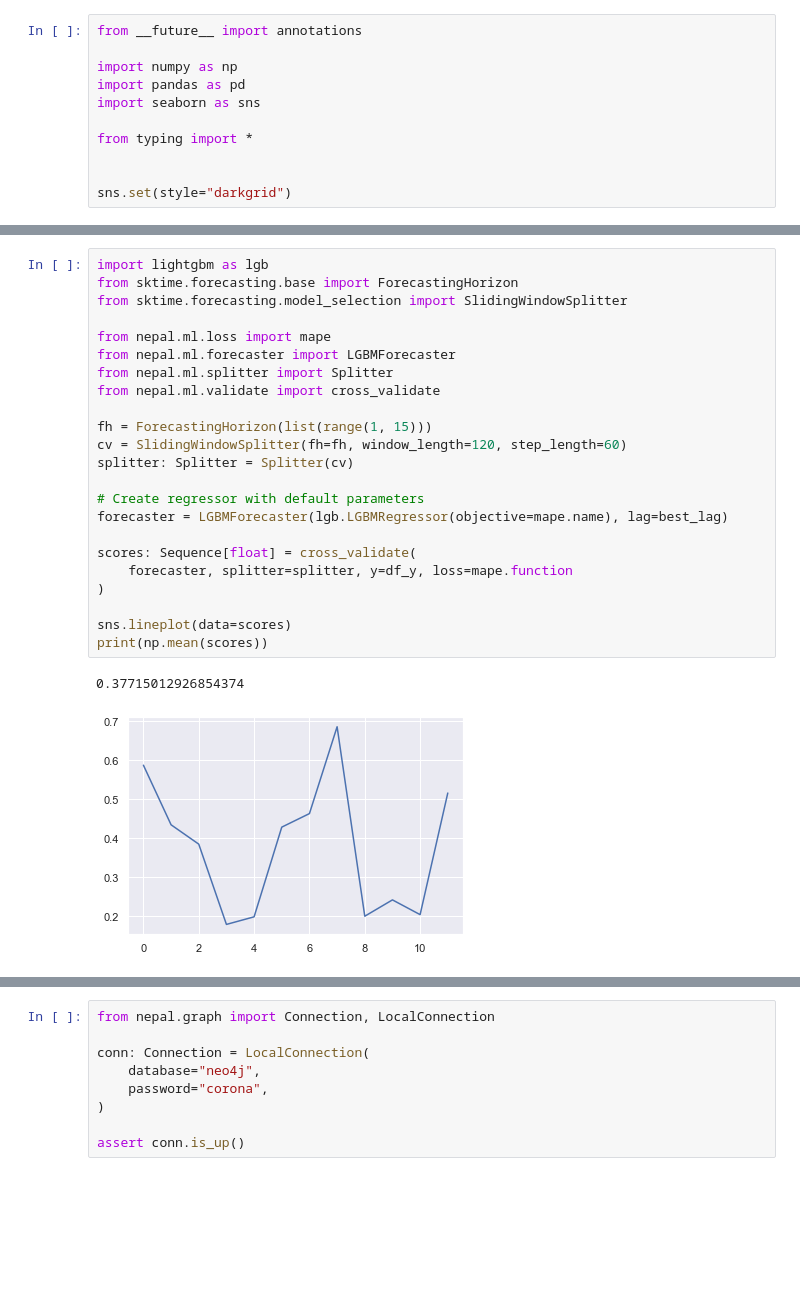
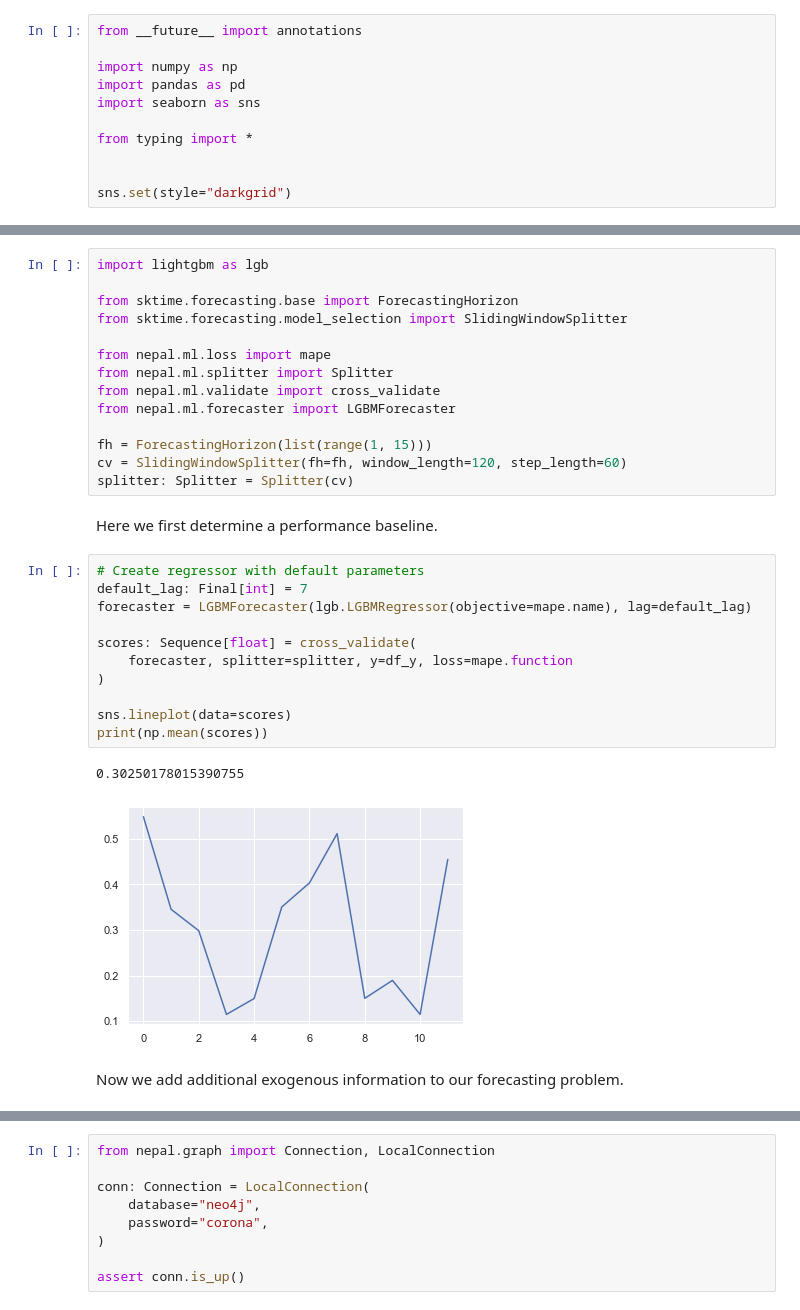
Before and after one commit to vlieven/G0Z39a, a Jupyter notebook: notebooks/test_forecasting.ipynb, the cells around one changed output, grey strips where cells are left out. Saved outputs shown, nothing was run; the diff lists cells and outputs as text; blank space fills up the shorter version.

```diff
--- a/notebooks/test_forecasting.ipynb
+++ b/notebooks/test_forecasting.ipynb
@@ -41,28 +40,34 @@ best_lag: int = 17
 # %%
 import lightgbm as lgb
+
 from sktime.forecasting.base import ForecastingHorizon
 from sktime.forecasting.model_selection import SlidingWindowSplitter
 
 from nepal.ml.loss import mape
-from nepal.ml.forecaster import LGBMForecaster
 from nepal.ml.splitter import Splitter
 from nepal.ml.validate import cross_validate
+from nepal.ml.forecaster import LGBMForecaster
 
 fh = ForecastingHorizon(list(range(1, 15)))
 cv = SlidingWindowSplitter(fh=fh, window_length=120, step_length=60)
 splitter: Splitter = Splitter(cv)
-
-# Create regressor with default parameters
-forecaster = LGBMForecaster(lgb.LGBMRegressor(objective=mape.name), lag=best_lag)
-
-scores: Sequence[float] = cross_validate(
-    forecaster, splitter=splitter, y=df_y, loss=mape.function
-)
-
-sns.lineplot(data=scores)
-print(np.mean(scores))
-# %% [output]
-0.37715012926854374
-[figure, removed]
+# %% [markdown]
+Here we first determine a performance baseline.
+# %%
+# Create regressor with default parameters
+default_lag: Final[int] = 7
+forecaster = LGBMForecaster(lgb.LGBMRegressor(objective=mape.name), lag=default_lag)
+
+scores: Sequence[float] = cross_validate(
+    forecaster, splitter=splitter, y=df_y, loss=mape.function
+)
+
+sns.lineplot(data=scores)
+print(np.mean(scores))
+# %% [output]
+0.30250178015390755
+[figure, added]
+# %% [markdown]
+Now we add additional exogenous information to our forecasting problem.
 # %%
 # Create regressor with default parameters
```
Also changed, not shown: parts of 19 cells of this notebook, 21 other files.
